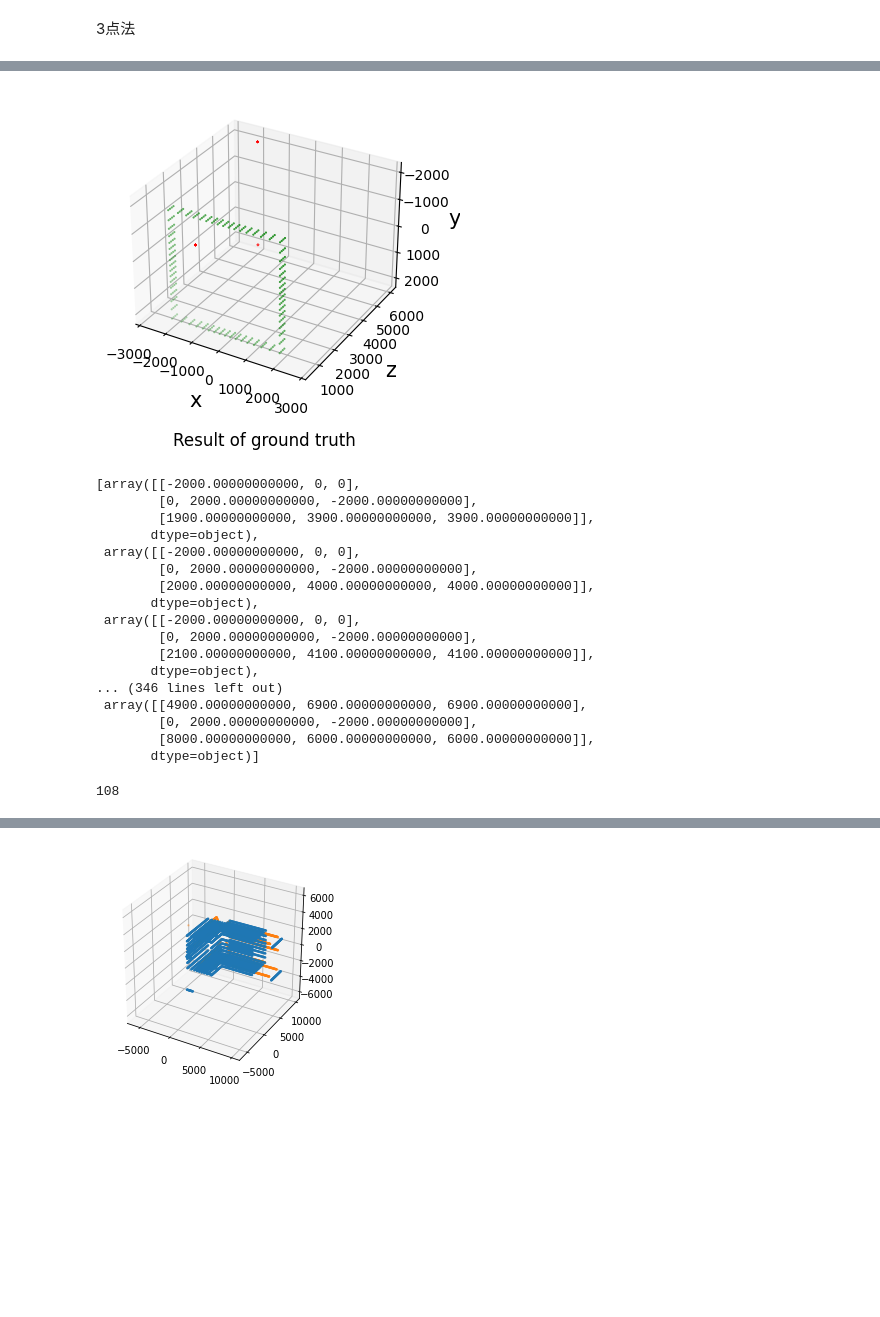
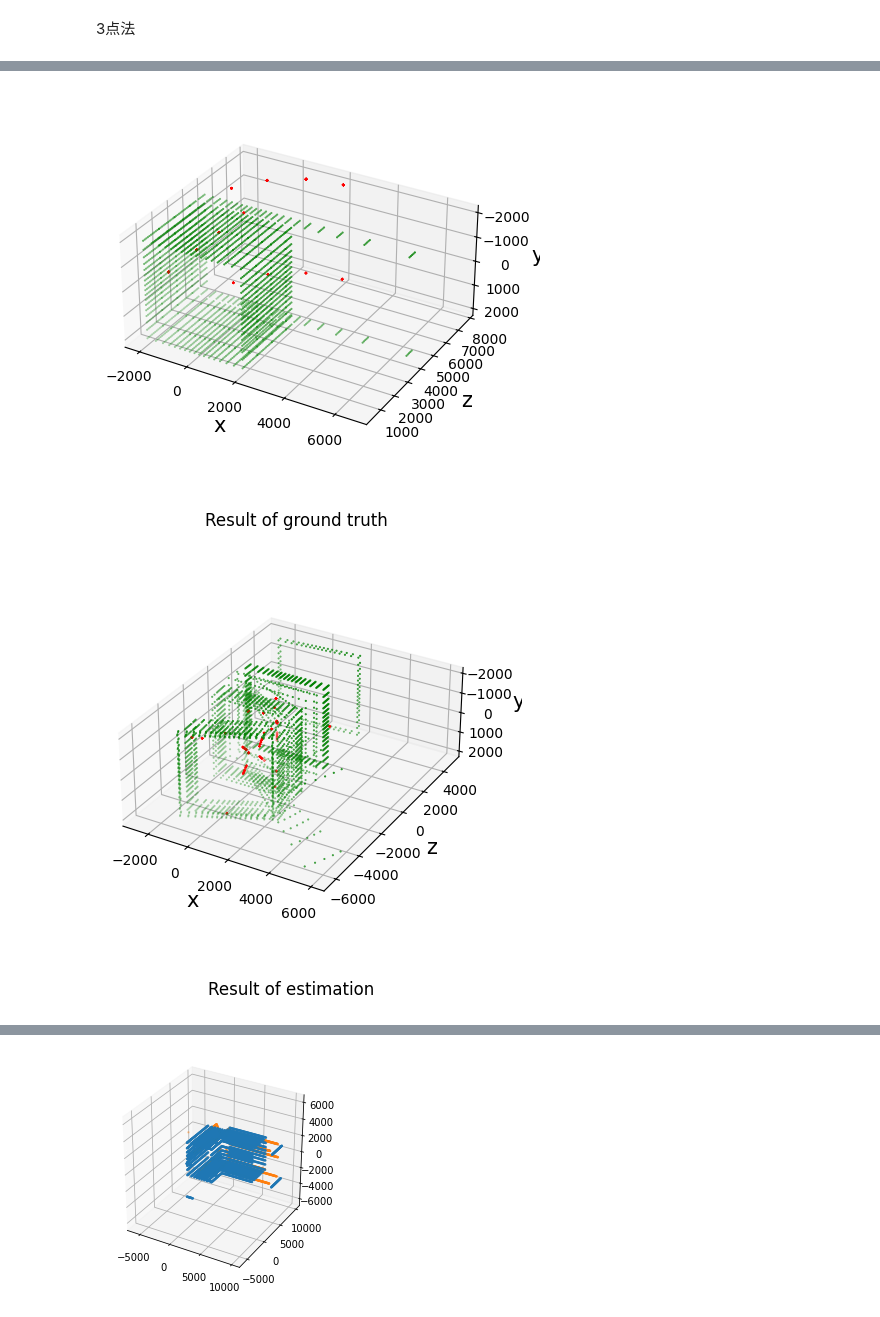
Before and after one commit to gutter-mouth/InchwormMeasurement, a Jupyter notebook: notebook/test_simulator.ipynb, the cells around one changed output, grey strips where cells are left out. Cells and saved outputs as stored; diff of their text form; code cells hidden in the pictures; blank space fills up the shorter version.

```diff
--- a/notebook/test_simulator.ipynb
+++ b/notebook/test_simulator.ipynb
@@ -196,0 +173,2 @@ IndexError: index 1 is out of bounds for axis 1 with size 1
+# %%
+S.run_show_result(type="groundtruth", label="Estimated Result")
@@ -196,0 +177,2 @@ IndexError: index 1 is out of bounds for axis 1 with size 1
+# %%
+S.run_show_result(type="estimated", label="Estimated Result")
@@ -196,0 +192,2 @@ IndexError: index 1 is out of bounds for axis 1 with size 1
+# %%
+S.run_evaluate()
@@ -196,0 +201,3 @@ IndexError: index 1 is out of bounds for axis 1 with size 1
+# %%
+S.run_show_result(type="estimated", label="Estimated Result")
+S.run_evaluate()
@@ -197,29 +212,6 @@ IndexError: index 1 is out of bounds for axis 1 with size 1
 # %%
 S.show_result(is_groundtruth=True)
+S.show_result(is_groundtruth=False)
 # %% [output]
-[figure, old version]
+[figure, new version]
+[figure, added]
-# %%
-# S.wP_spot_true
-spot_laser_three.P
-# %% [output]
-[array([[-2000.00000000000, 0, 0],
-        [0, 2000.00000000000, -2000.00000000000],
-        [1900.00000000000, 3900.00000000000, 3900.00000000000]],
-       dtype=object),
- array([[-2000.00000000000, 0, 0],
-        [0, 2000.00000000000, -2000.00000000000],
-        [2000.00000000000, 4000.00000000000, 4000.00000000000]],
-       dtype=object),
- array([[-2000.00000000000, 0, 0],
-        [0, 2000.00000000000, -2000.00000000000],
-        [2100.00000000000, 4100.00000000000, 4100.00000000000]],
-       dtype=object),
-... (346 lines left out)
- array([[4900.00000000000, 6900.00000000000, 6900.00000000000],
-        [0, 2000.00000000000, -2000.00000000000],
-        [8000.00000000000, 6000.00000000000, 6000.00000000000]],
-       dtype=object)]
-# %%
-len(S.wMc_true)
-# %% [output]
-108
```
Also changed, not shown: parts of 13 cells of this notebook, 6 other files.
